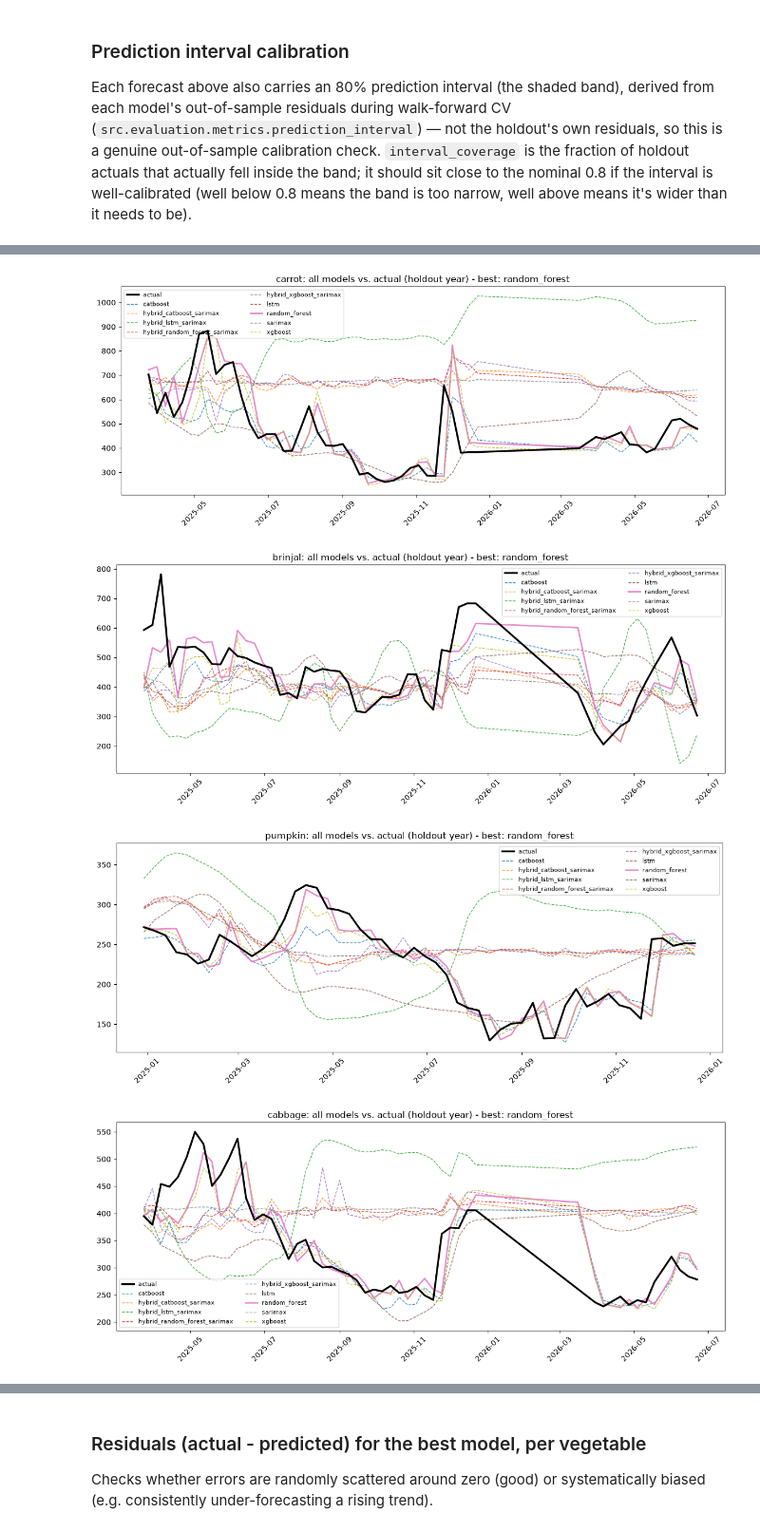
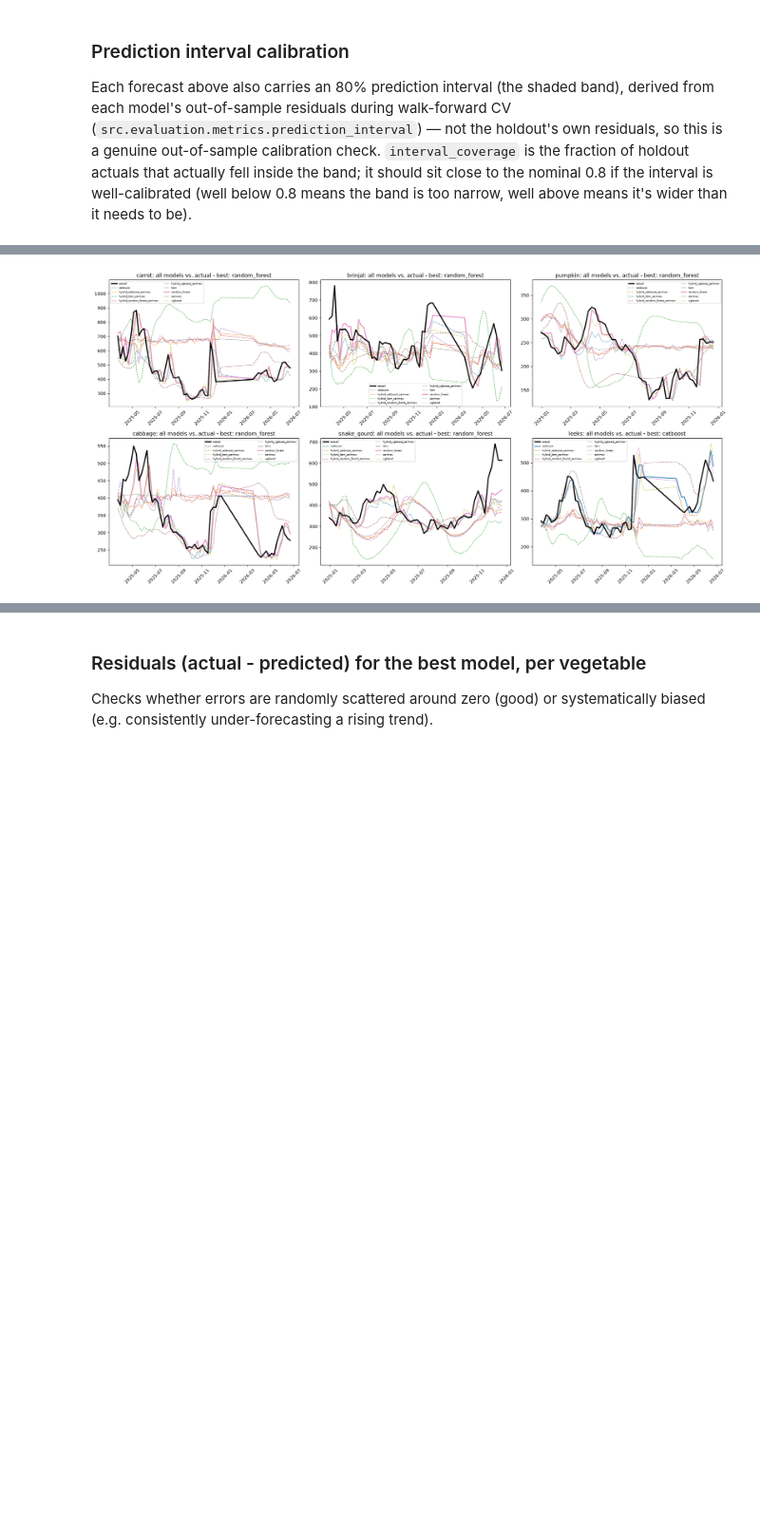
Before and after one commit to ZeroWillHero/vege-predict, a Jupyter notebook: notebooks/03_model_results.ipynb, the cells around one changed output, grey strips where cells are left out. Shown at 95% size. Saved outputs shown, nothing was run; the diff lists cells and outputs as text; code cells hidden in the pictures; blank space fills up the shorter version.

```diff
--- a/notebooks/03_model_results.ipynb
+++ b/notebooks/03_model_results.ipynb
@@ -224,27 +224,24 @@ One figure per vegetable, saved to `results/figures/` for direct use in the thes
 # %%
 import os
 os.makedirs('../results/figures', exist_ok=True)
 
 model_order = comparison.columns.tolist()
-for veg in vegetables:
-    fig, ax = plt.subplots(figsize=(12, 5))
+fig, axes = plt.subplots(2, 3, figsize=(20, 10), sharex=False)
+for ax, veg in zip(axes.flat, vegetables):
     actual_plotted = False
     for model in model_order:
         d = predictions[(predictions['vegetable'] == veg) & (predictions['model'] == model)].sort_values('date')
         if not actual_plotted:
             ax.plot(d['date'], d['actual'], label='actual', color='black', linewidth=2.5, zorder=10)
             actual_plotted = True
         style = '-' if model == best_model[veg] else '--'
         lw = 2 if model == best_model[veg] else 1
         ax.plot(d['date'], d['predicted'], label=model, linestyle=style, linewidth=lw, alpha=0.85)
-    ax.set_title(f'{veg}: all models vs. actual (holdout year) - best: {best_model[veg]}')
+    ax.set_title(f'{veg}: all models vs. actual - best: {best_model[veg]}')
     ax.tick_params(axis='x', rotation=45)
-    ax.legend(fontsize=8, ncol=2)
-    plt.tight_layout()
-    fig.savefig(f'../results/figures/forecast_vs_actual_{veg}.png', dpi=150, bbox_inches='tight')
-    plt.show()
+    ax.legend(fontsize=6, ncol=2)
+plt.tight_layout()
+fig.savefig('../results/figures/forecast_vs_actual_all_models.png', dpi=150, bbox_inches='tight')
+plt.show()
 # %% [output]
-[figure, old version]
+[figure, new version]
-[figure, removed]
-[figure, removed]
-[figure, removed]
```
Also changed, not shown: parts of 14 cells of this notebook, 4 other files.
